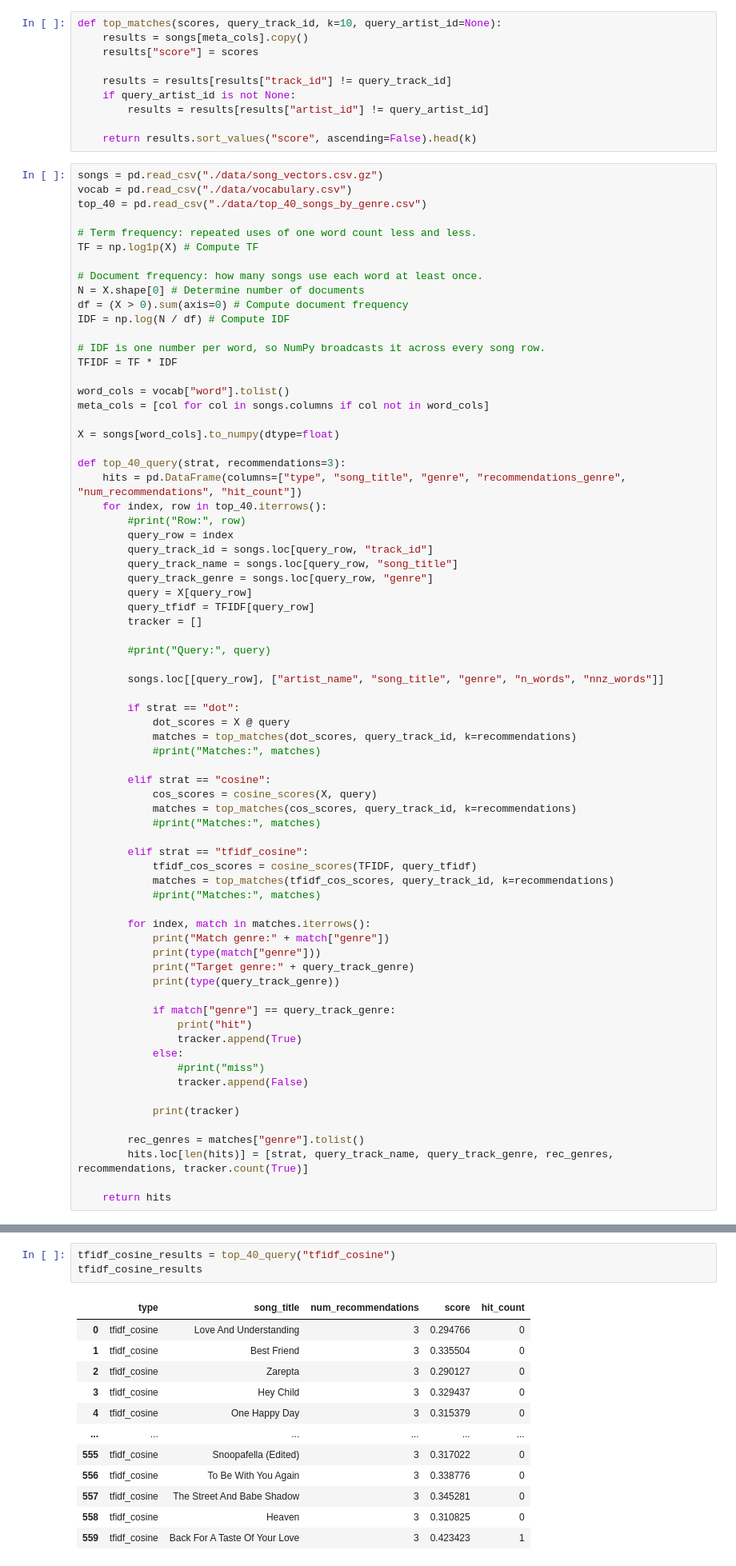
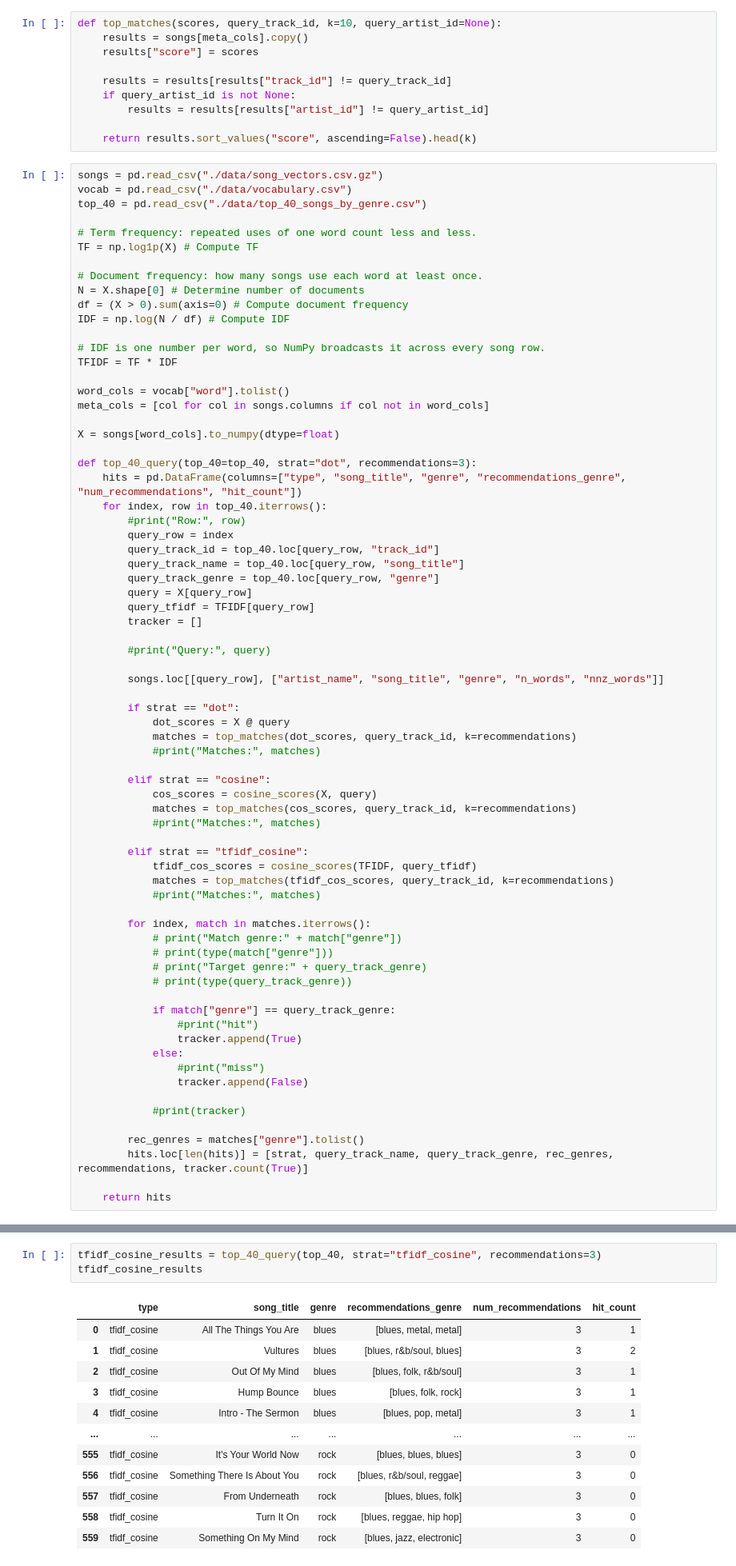
Before and after one commit to hdykens/UU_Lab_Repo, a Jupyter notebook: lab_02_in_class.ipynb, the cells around one changed output, grey strips where cells are left out. Shown at 80% size. Saved outputs shown, nothing was run; the diff lists cells and outputs as text.

```diff
--- a/lab_02_in_class.ipynb
+++ b/lab_02_in_class.ipynb
@@ -792,14 +792,14 @@ meta_cols = [col for col in songs.columns if col not in word_cols]
 
 X = songs[word_cols].to_numpy(dtype=float)
 
-def top_40_query(strat, recommendations=3):
+def top_40_query(top_40=top_40, strat="dot", recommendations=3):
     hits = pd.DataFrame(columns=["type", "song_title", "genre", "recommendations_genre", "num_recommendations", "hit_count"])
     for index, row in top_40.iterrows():
         #print("Row:", row)
         query_row = index
-        query_track_id = songs.loc[query_row, "track_id"]
-        query_track_name = songs.loc[query_row, "song_title"]
-        query_track_genre = songs.loc[query_row, "genre"]
+        query_track_id = top_40.loc[query_row, "track_id"]
+        query_track_name = top_40.loc[query_row, "song_title"]
+        query_track_genre = top_40.loc[query_row, "genre"]
         query = X[query_row]
         query_tfidf = TFIDF[query_row]
         tracker = []
@@ -824,19 +824,19 @@ def top_40_query(strat, recommendations=3):
             #print("Matches:", matches)
 
         for index, match in matches.iterrows():
-            print("Match genre:" + match["genre"])
-            print(type(match["genre"]))
-            print("Target genre:" + query_track_genre)
-            print(type(query_track_genre))
+            # print("Match genre:" + match["genre"])
+            # print(type(match["genre"]))
+            # print("Target genre:" + query_track_genre)
+            # print(type(query_track_genre))
 
             if match["genre"] == query_track_genre:
-                print("hit")
+                #print("hit")
                 tracker.append(True)
             else:
                 #print("miss")
                 tracker.append(False)
 
-            print(tracker)
+            #print(tracker)
 
         rec_genres = matches["genre"].tolist()
         hits.loc[len(hits)] = [strat, query_track_name, query_track_genre, rec_genres, recommendations, tracker.count(True)]
@@ -909,17 +895,17 @@ hit_count
 Name: count, dtype: int64
 # %%
-tfidf_cosine_results = top_40_query("tfidf_cosine")
+tfidf_cosine_results = top_40_query(top_40, strat="tfidf_cosine", recommendations=3)
 tfidf_cosine_results
 # %% [output]
-|  | type | song_title | num_recommendations | score | hit_count |
-| 0 | tfidf_cosine | Love And Understanding | 3 | 0.294766 | 0 |
-| 1 | tfidf_cosine | Best Friend | 3 | 0.335504 | 0 |
-| 2 | tfidf_cosine | Zarepta | 3 | 0.290127 | 0 |
-| 3 | tfidf_cosine | Hey Child | 3 | 0.329437 | 0 |
-| 4 | tfidf_cosine | One Happy Day | 3 | 0.315379 | 0 |
-| ... | ... | ... | ... | ... | ... |
-| 555 | tfidf_cosine | Snoopafella (Edited) | 3 | 0.317022 | 0 |
-| 556 | tfidf_cosine | To Be With You Again | 3 | 0.338776 | 0 |
-| 557 | tfidf_cosine | The Street And Babe Shadow | 3 | 0.345281 | 0 |
-| 558 | tfidf_cosine | Heaven | 3 | 0.310825 | 0 |
-| 559 | tfidf_cosine | Back For A Taste Of Your Love | 3 | 0.423423 | 1 |
+|  | type | song_title | genre | recommendations_genre | num_recommendations | hit_count |
+| 0 | tfidf_cosine | All The Things You Are | blues | [blues, metal, metal] | 3 | 1 |
+| 1 | tfidf_cosine | Vultures | blues | [blues, r&b/soul, blues] | 3 | 2 |
+| 2 | tfidf_cosine | Out Of My Mind | blues | [blues, folk, r&b/soul] | 3 | 1 |
+| 3 | tfidf_cosine | Hump Bounce | blues | [blues, folk, rock] | 3 | 1 |
+| 4 | tfidf_cosine | Intro - The Sermon | blues | [blues, pop, metal] | 3 | 1 |
+| ... | ... | ... | ... | ... | ... | ... |
+| 555 | tfidf_cosine | It's Your World Now | rock | [blues, blues, blues] | 3 | 0 |
+| 556 | tfidf_cosine | Something There Is About You | rock | [blues, r&b/soul, reggae] | 3 | 0 |
+| 557 | tfidf_cosine | From Underneath | rock | [blues, blues, folk] | 3 | 0 |
+| 558 | tfidf_cosine | Turn It On | rock | [blues, reggae, hip hop] | 3 | 0 |
+| 559 | tfidf_cosine | Something On My Mind | rock | [blues, jazz, electronic] | 3 | 0 |
```
Also changed, not shown: parts of 9 cells of this notebook.
